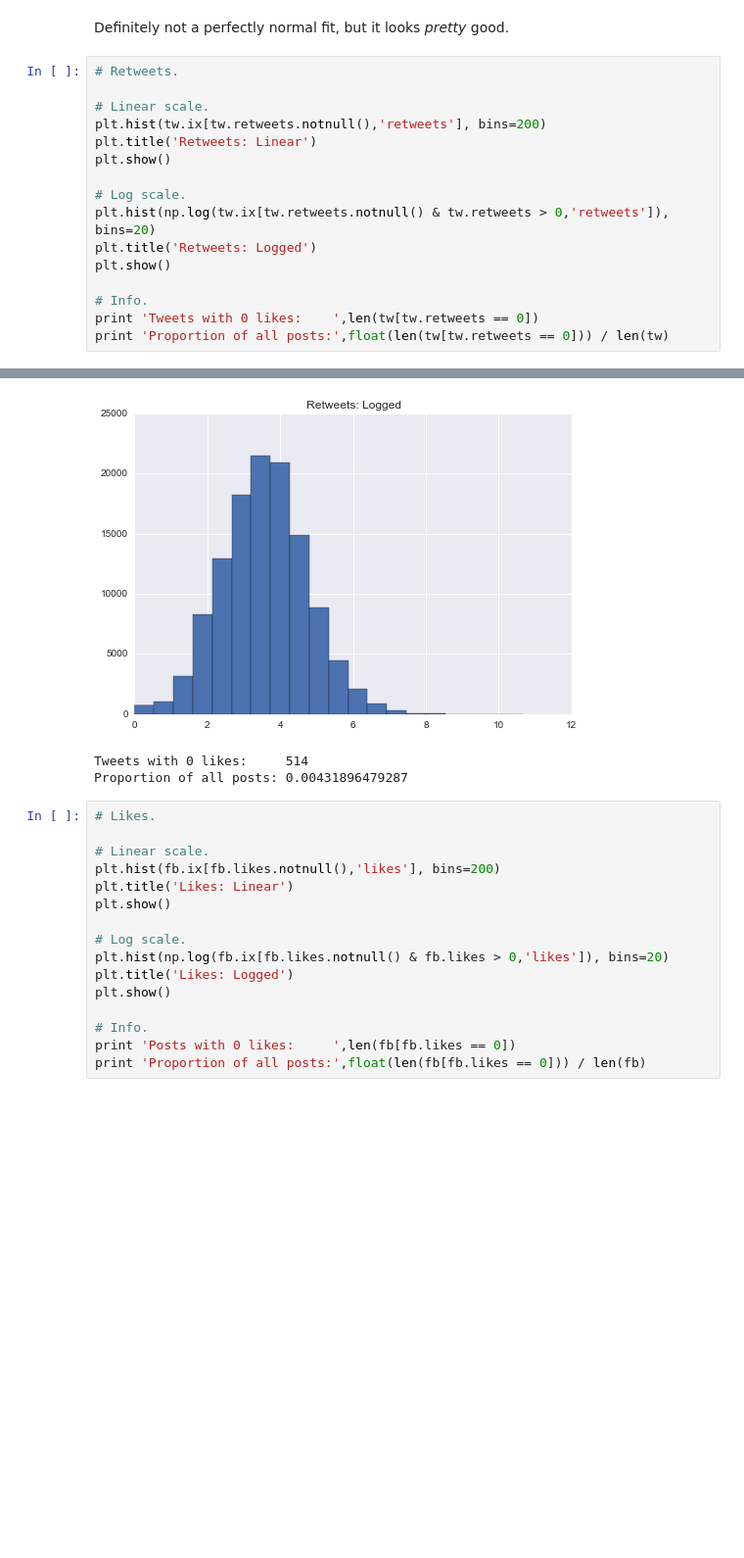
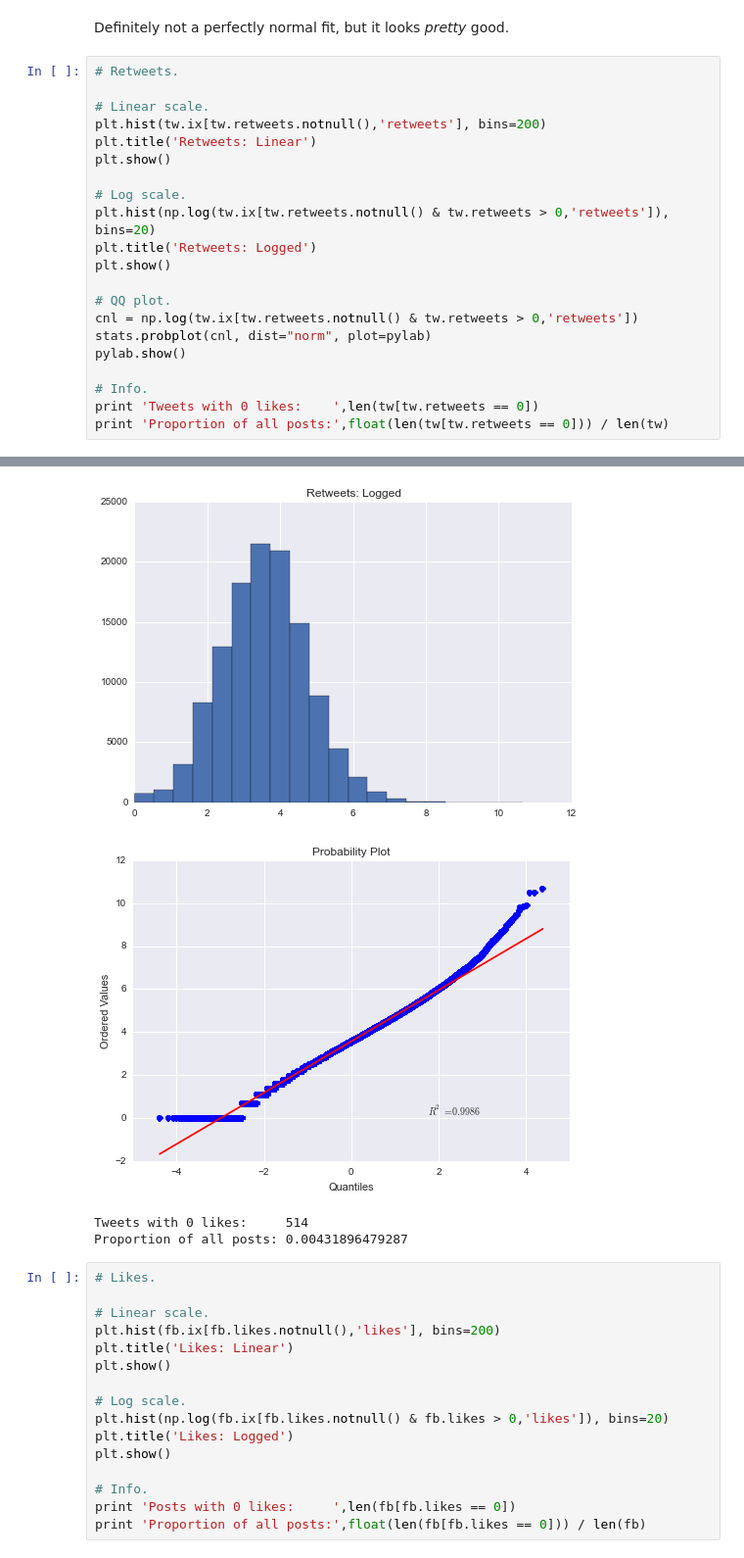
Before and after one commit to micahlanier/social-news, a Jupyter notebook: src/prediction/explorePredictionData.ipynb, the cells around one changed output, grey strips where cells are left out. Shown at 98% size. Saved outputs shown, nothing was run; the diff lists cells and outputs as text; blank space fills up the shorter version.

```diff
--- a/src/prediction/explorePredictionData.ipynb
+++ b/src/prediction/explorePredictionData.ipynb
@@ -188,22 +192,28 @@ Definitely not a perfectly normal fit, but it looks *pretty* good.
 # %%
 # Retweets.
 
 # Linear scale.
 plt.hist(tw.ix[tw.retweets.notnull(),'retweets'], bins=200)
 plt.title('Retweets: Linear')
 plt.show()
 
 # Log scale.
 plt.hist(np.log(tw.ix[tw.retweets.notnull() & tw.retweets > 0,'retweets']), bins=20)
 plt.title('Retweets: Logged')
 plt.show()
 
+# QQ plot.
+cnl = np.log(tw.ix[tw.retweets.notnull() & tw.retweets > 0,'retweets'])
+stats.probplot(cnl, dist="norm", plot=pylab)
+pylab.show()
+
 # Info.
 print 'Tweets with 0 likes:    ',len(tw[tw.retweets == 0])
 print 'Proportion of all posts:',float(len(tw[tw.retweets == 0])) / len(tw)
 # %% [output]
 [figure]
 [figure]
+[figure, added]
 Tweets with 0 likes:     514
 Proportion of all posts: 0.00431896479287
 # %%
```
Also changed, not shown: parts of 12 cells of this notebook.
